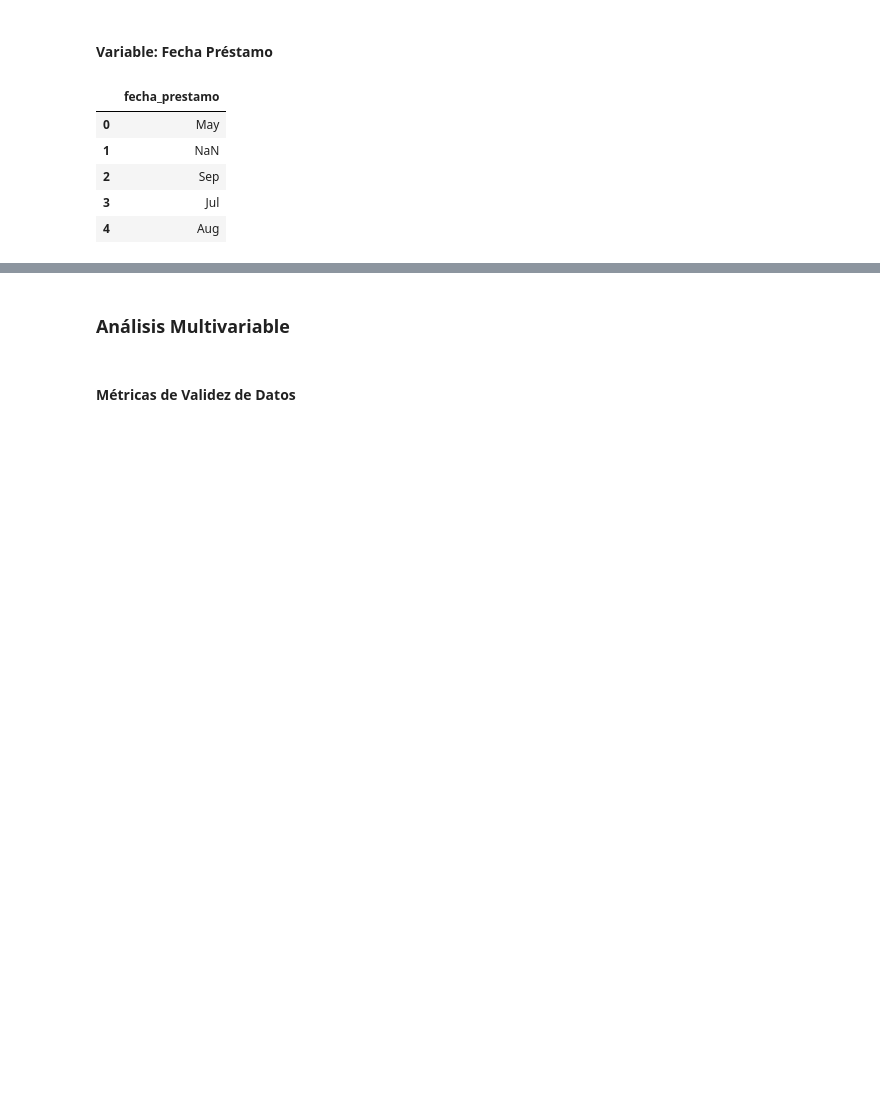
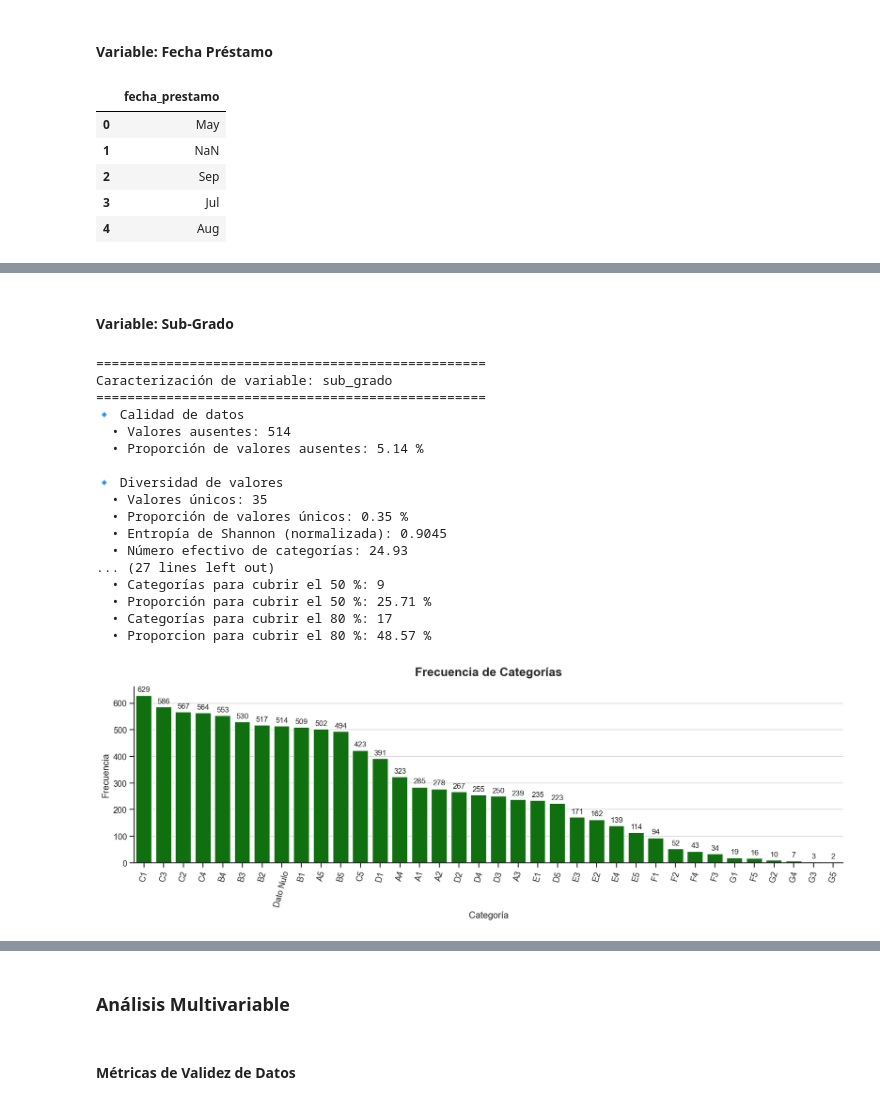
Before and after one commit to Ernesto9734/Data-Analyst-Projects, a Jupyter notebook: Project 01 - Data Cleaning and Preprocessing/notebook.ipynb, the cells around one changed output, grey strips where cells are left out. Cells and saved outputs as stored; diff of their text form; code cells hidden in the pictures; blank space fills up the shorter version.

```diff
--- a/Project 01 - Data Cleaning and Preprocessing/notebook.ipynb
+++ b/Project 01 - Data Cleaning and Preprocessing/notebook.ipynb
@@ -3826,0 +4053,27 @@ Name: fecha_prestamo, dtype: str
+# %% [markdown]
+#### **Variable: Sub-Grado**
+# %%
+resumen = caracterizar_variable_no_numerica(
+    datos=datos_pandas,
+    variable=columnas_no_numericas[4]
+)
+resumen_categorias.append(resumen)
+# %% [output]
+==================================================
+Caracterización de variable: sub_grado
+==================================================
+🔹 Calidad de datos
+  • Valores ausentes: 514
+  • Proporción de valores ausentes: 5.14 %
+
+🔹 Diversidad de valores
+  • Valores únicos: 35
+  • Proporción de valores únicos: 0.35 %
+  • Entropía de Shannon (normalizada): 0.9045
+  • Número efectivo de categorías: 24.93
+... (27 lines left out)
+  • Categorías para cubrir el 50 %: 9
+  • Proporción para cubrir el 50 %: 25.71 %
+  • Categorías para cubrir el 80 %: 17
+  • Proporcion para cubrir el 80 %: 48.57 %
+[figure, added]
```
Also changed, not shown: parts of 38 cells of this notebook.
